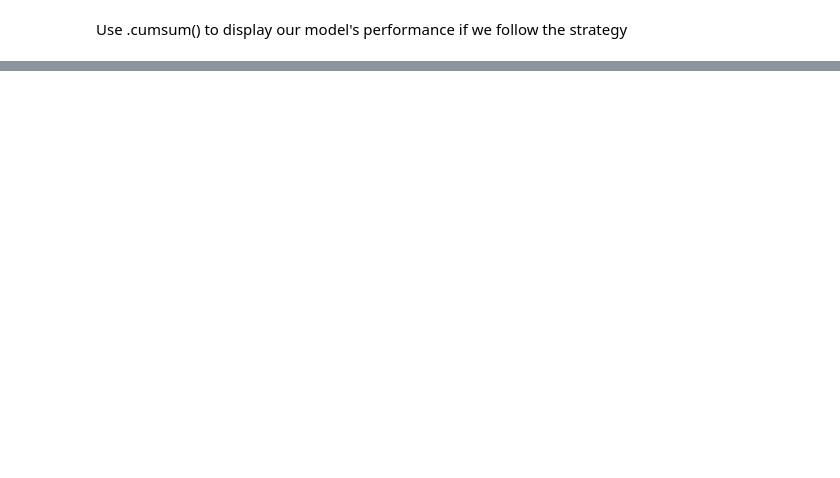
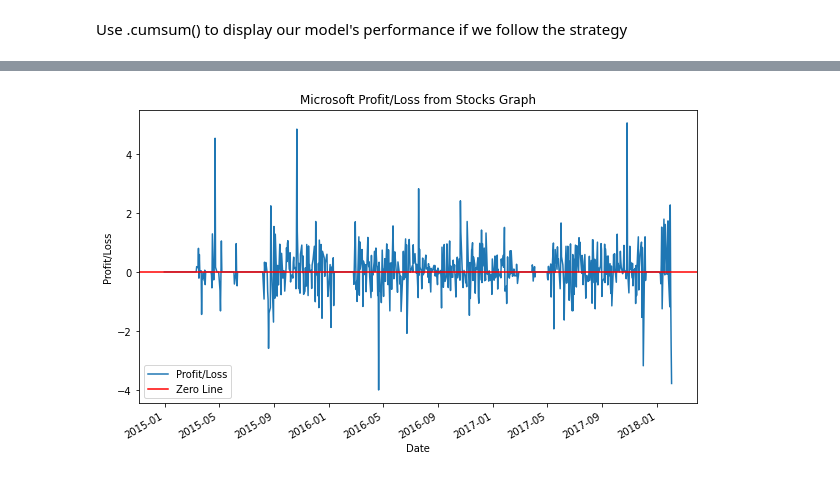
Before and after one commit to asavoullis/Python_Projects_2023, a Jupyter notebook: Python_and_Statistics_for_Financial_Analysis/Facebook_and_Microsoft_Analysis.ipynb, the cells around one changed output, grey strips where cells are left out. Saved outputs shown, nothing was run; the diff lists cells and outputs as text; code cells hidden in the pictures; blank space fills up the shorter version.

```diff
--- a/Python_and_Statistics_for_Financial_Analysis/Facebook_and_Microsoft_Analysis.ipynb
+++ b/Python_and_Statistics_for_Financial_Analysis/Facebook_and_Microsoft_Analysis.ipynb
@@ -760,0 +817,3 @@ Text(0.5, 1.0, 'Total money you win is 145.72000500000001')
+# %%
+ms['Profit'] = [ms.loc[ei, 'Close_Price_Tomorrow'] - ms.loc[ei, 'Close'] if ms.loc[ei, 'Shares']==1 else 0 for ei in ms.index]
+ms
@@ -760,0 +835,15 @@ Text(0.5, 1.0, 'Total money you win is 145.72000500000001')
+# %%
+# Plot Profit/Loss graph
+plt.figure(figsize=(10, 6))
+
+ms['Profit'].plot(label='Profit/Loss')  # Plot Profit/Loss
+plt.axhline(y=0, color='red', label='Zero Line')  # Zero line
+
+plt.xlabel('Date')
+plt.ylabel('Profit/Loss')
+plt.title('Microsoft Profit/Loss from Stocks Graph')
+plt.legend()  # Add legends
+
+plt.show()
+# %% [output]
+[figure, added]
```
Also changed, not shown: parts of 11 cells of this notebook.
